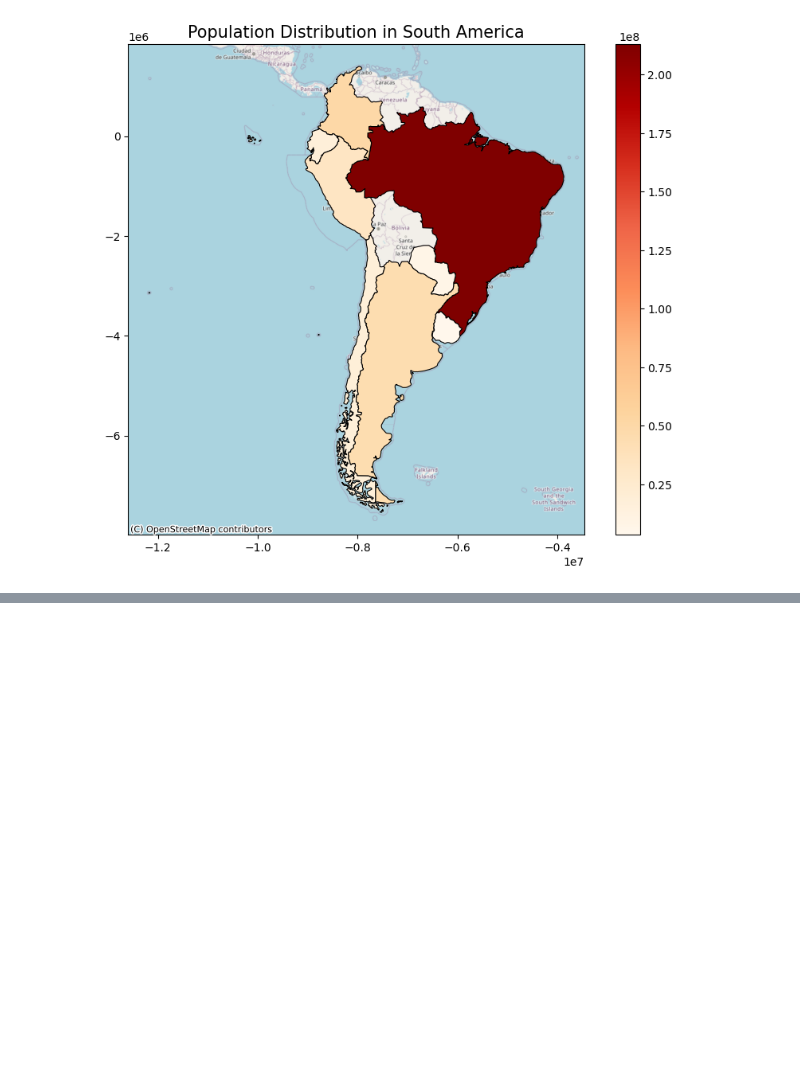
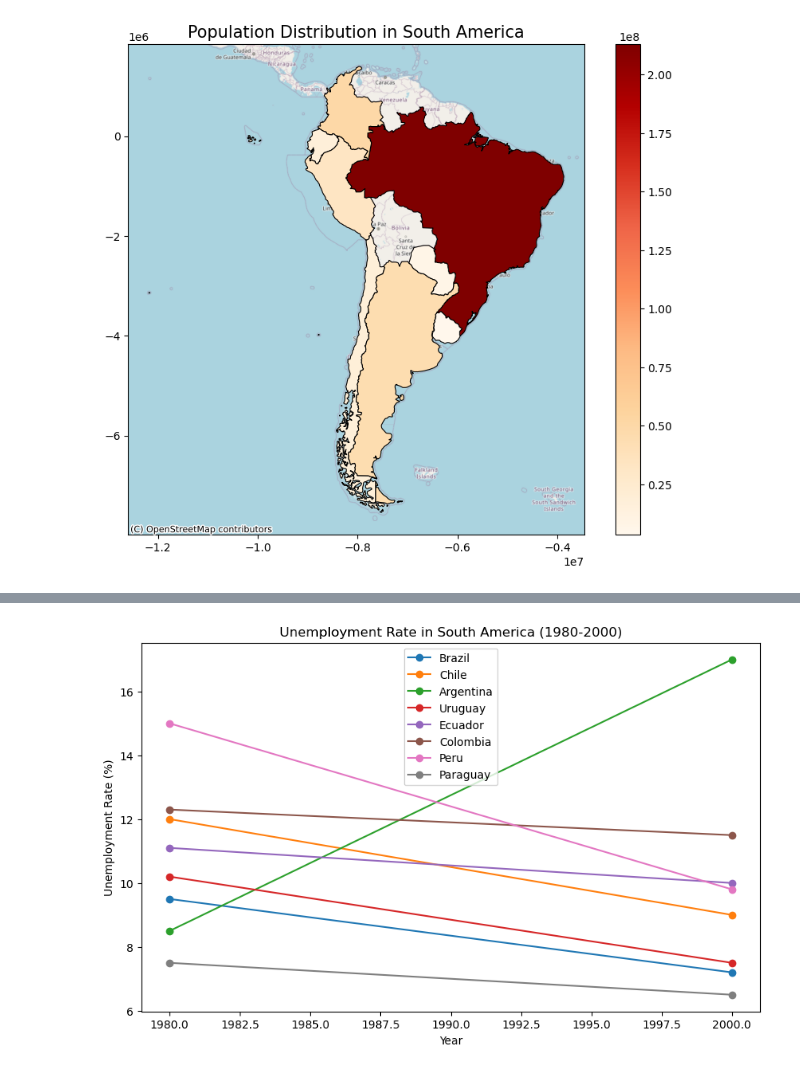
Before and after one commit to celestebasken/Project1, a Jupyter notebook: joc_workspace.ipynb, the cells around one changed output, grey strips where cells are left out. Saved outputs shown, nothing was run; the diff lists cells and outputs as text; code cells hidden in the pictures; blank space fills up the shorter version.

```diff
--- a/joc_workspace.ipynb
+++ b/joc_workspace.ipynb
@@ -106,0 +143,13 @@ plt.show()
+# %%
+fig, ax = plt.subplots(figsize=(10, 6))
+for country in selected_countries:
+    plt.plot([1980, 2000],
+             economic_df[economic_df['Country'] == country].iloc[:, 3:].values.flatten(),
+             marker='o', label=country)
+plt.title("Unemployment Rate in South America (1980-2000)")
+plt.xlabel("Year")
+plt.ylabel("Unemployment Rate (%)")
+plt.legend()
+plt.show()
+# %% [output]
+[figure, added]
```
Also changed, not shown: parts of 10 cells of this notebook.
